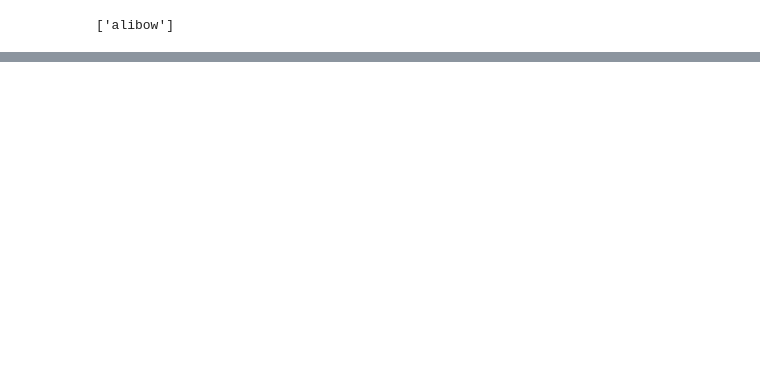
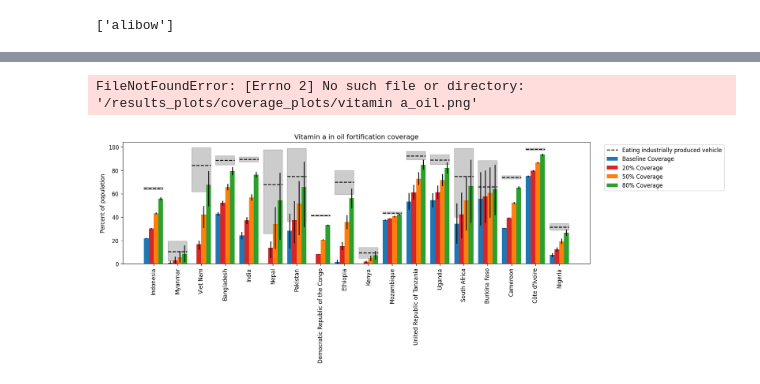
Before and after one commit to ihmeuw/vivarium_research_lsff, a Jupyter notebook: multiplication_models/coverage_plots.ipynb, the cells around one changed output, grey strips where cells are left out. Saved outputs shown, nothing was run; the diff lists cells and outputs as text; code cells hidden in the pictures; blank space fills up the shorter version.

```diff
--- a/multiplication_models/coverage_plots.ipynb
+++ b/multiplication_models/coverage_plots.ipynb
@@ -119,18 +112,19 @@ maximum_coverage.head()
 # %%
-def make_coverage_bar_charts(data, nutrient, vehicle):
-    plt.figure(figsize=(7, 4), dpi=120)
-    #plt.figure(fig)
+def make_coverage_bar_charts(data, location_ids, nutrient, vehicle):
+    plt.figure(figsize=(15, 4), dpi=120)
+
     data = (data
             .loc[data.vehicle==vehicle]
             .loc[data.nutrient.isin(['na',nutrient])]
-            .loc[data.year==2025]).sort_values(by='location_id')
+            .loc[data.location_id.isin(location_ids)]
+            .sort_values(by='location_id'))
     data['mean'] = data['mean'] * 100
     data['2.5%'] = data['2.5%'] * 100
     data['97.5%'] = data['97.5%'] * 100
-    base = data.loc[data.coverage_level=='baseline']
-    alt_20 = data.loc[data.coverage_level==0.2]
-    alt_50 = data.loc[data.coverage_level==0.5]
-    alt_80 = data.loc[data.coverage_level==0.8]
+    base = data.loc[data.coverage_level=='baseline'].loc[data.year==2025]
+    alt_20 = data.loc[data.coverage_level==0.2].loc[data.year==2025]
+    alt_50 = data.loc[data.coverage_level==0.5].loc[data.year==2025]
+    alt_80 = data.loc[data.coverage_level==0.8].loc[data.year==2025]
     barWidth = 0.20
     a = np.arange(len(base))
     b = [x + barWidth for x in a]
@@ -145,21 +139,22 @@ def make_coverage_bar_charts(data, nutrient, vehicle):
     plt.bar(d, alt_80['mean'], width=barWidth, yerr = [alt_80['mean'] - alt_80['2.5%'],alt_80['97.5%'] - alt_80['mean']],
             color='tab:green', label='80% Coverage')
 
-    df = (maximum_coverage
-          .loc[maximum_coverage.vehicle==vehicle]
-          .sort_values(by='location_id').drop_duplicates())
+    df = data.loc[data.coverage_level=='maximum']
     for i in list(range(0,len(df.location_id.unique()))):
         if i == 0:
-            plt.hlines(df.loc[df.location_id==df.location_id.unique()[i]]['value_mean'], -0.1 + i, 0.7 + i,
+            plt.hlines(df.loc[df.location_id==df.location_id.unique()[i]]['mean'], -0.1 + i, 0.7 + i,
                    linestyle='dashed', color='black', label='Eating industrially produced vehicle')
         else:
-            plt.hlines(df.loc[df.location_id==df.location_id.unique()[i]]['value_mean'], -0.1 + i, 0.7 + i,
+            plt.hlines(df.loc[df.location_id==df.location_id.unique()[i]]['mean'], -0.1 + i, 0.7 + i,
                    linestyle='dashed', color='black')
-        plt.fill_between([-0.1 + i, 0.7 + i], [df.loc[df.location_id==df.location_id.unique()[i]]['value_025_percentile'].values[0]] * 2,
-                        [df.loc[df.location_id==df.location_id.unique()[i]]['value_975_percentile'].values[0]] * 2,
+        plt.fill_between([-0.1 + i, 0.7 + i], [df.loc[df.location_id==df.location_id.unique()[i]]['2.5%'].values[0]] * 2,
+                        [df.loc[df.location_id==df.location_id.unique()[i]]['97.5%'].values[0]] * 2,
                         alpha=0.2, color='black')
+    l = get_ids('location')
+    df = df.merge(l, on='location_id')
 
-    plt.legend(bbox_to_anchor=[1.75,1])
+    plt.legend(bbox_to_anchor=[1.025,1])
     plt.title(f'{nutrient.capitalize()} in {vehicle} fortification coverage')
     plt.ylabel('Percent of population')
-    plt.xticks([r + barWidth * 1.5 for r in range(len(df))], l.location_name.values, rotation=90)
+    plt.xticks([r + barWidth * 1.5 for r in range(len(df))], df.location_name.values, rotation=90)
+    plt.savefig(f'/results_plots/coverage_plots/{nutrient}_{vehicle}.png', bbox_inches='tight')
@@ -175,0 +161,11 @@ make_coverage_bar_charts(coverage_u5_summarized, 'folic acid', 'wheat flour')
+# %%
+for nutrient in nutrients:
+    if nutrient == 'vitamin a':
+        vehicles = ['oil']
+    else:
+        vehicles = ['wheat flour', 'maize flour']
+    for vehicle in vehicles:
+        make_coverage_bar_charts(coverage_u5_summarized, location_ids, nutrient, vehicle)
+# %% [output]
+FileNotFoundError: [Errno 2] No such file or directory: '/results_plots/coverage_plots/vitamin a_oil.png'
+[figure, added]
```
Also changed, not shown: parts of 8 cells of this notebook, 9 other files.
